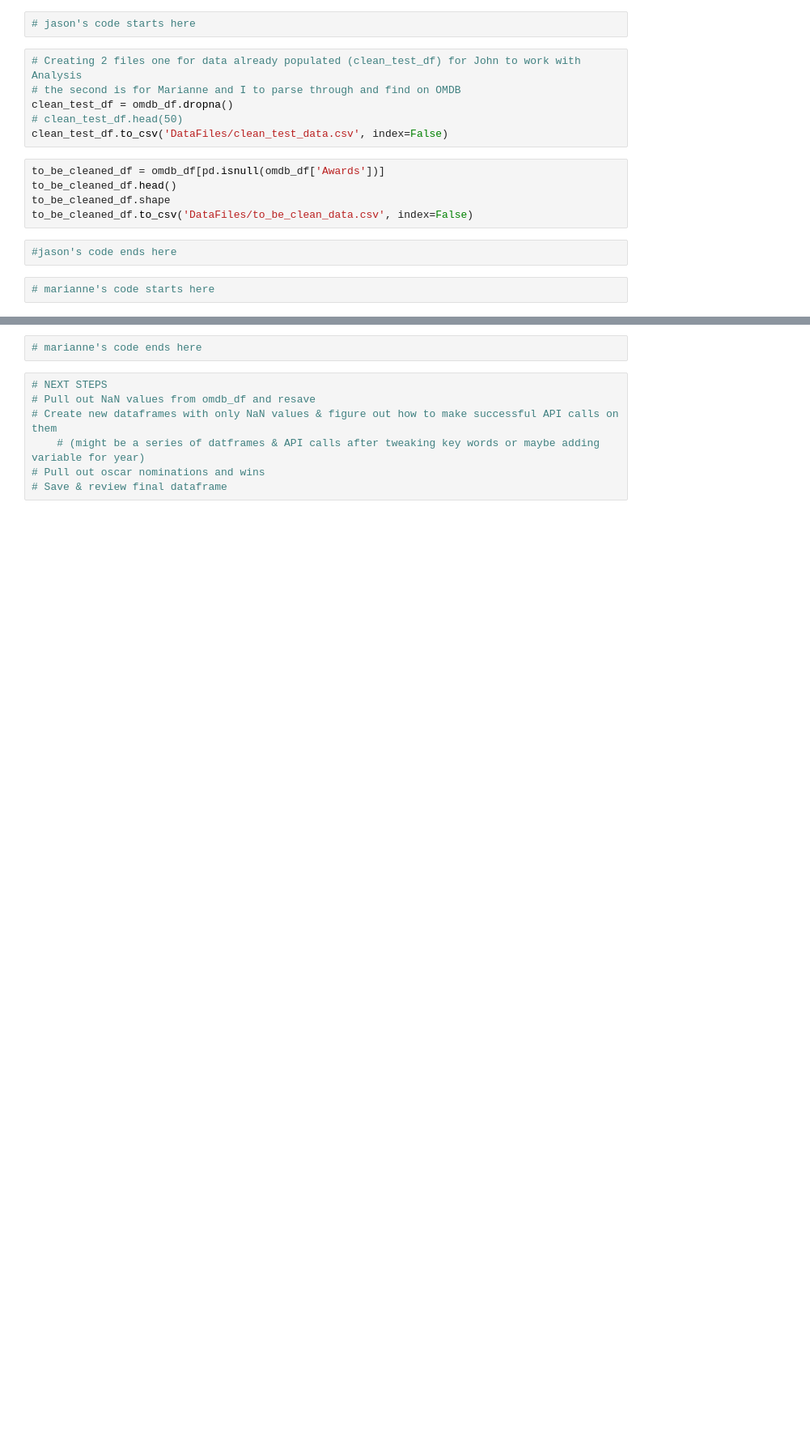
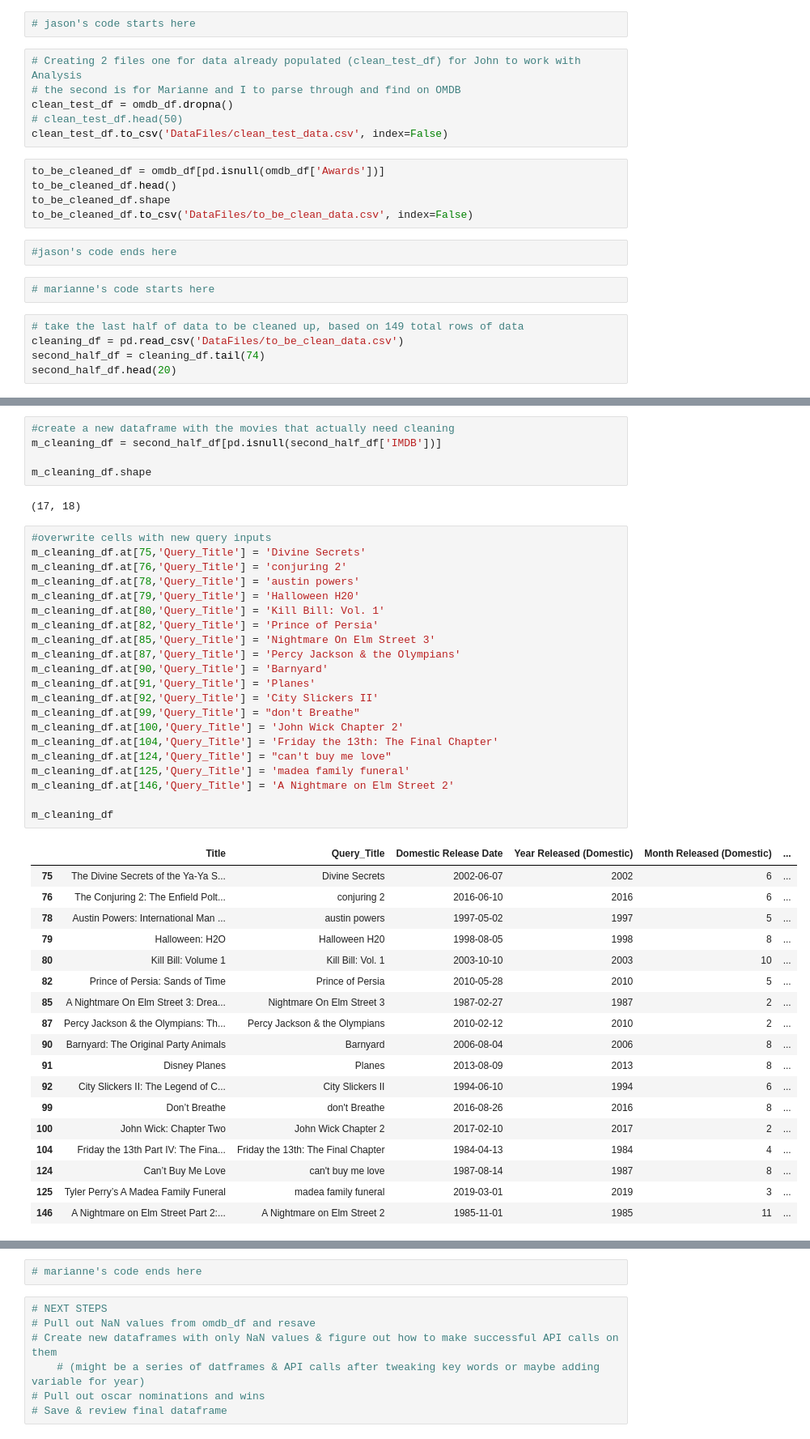
Before and after one commit to mpagerit/Team-11-project-1, a Jupyter notebook: CSV merge and Data cleaning.ipynb, the cells around one changed output, grey strips where cells are left out. Shown: that part at 81% size. Cells and saved outputs as stored; diff of their text form; blank space fills up the shorter version.

```diff
--- a/CSV merge and Data cleaning.ipynb
+++ b/CSV merge and Data cleaning.ipynb
@@ -194,3 +201,8 @@ to_be_cleaned_df.to_csv('DataFiles/to_be_clean_data.csv', index=False)
 #jason's code ends here
 # %%
 # marianne's code starts here
+# %%
+# take the last half of data to be cleaned up, based on 149 total rows of data
+cleaning_df = pd.read_csv('DataFiles/to_be_clean_data.csv')
+second_half_df = cleaning_df.tail(74)
+second_half_df.head(20)
@@ -196,0 +235,47 @@ to_be_cleaned_df.to_csv('DataFiles/to_be_clean_data.csv', index=False)
+# %%
+#create a new dataframe with the movies that actually need cleaning
+m_cleaning_df = second_half_df[pd.isnull(second_half_df['IMDB'])]
+
+m_cleaning_df.shape
+# %% [output]
+(17, 18)
+# %%
+#overwrite cells with new query inputs
+m_cleaning_df.at[75,'Query_Title'] = 'Divine Secrets'
+m_cleaning_df.at[76,'Query_Title'] = 'conjuring 2'
+m_cleaning_df.at[78,'Query_Title'] = 'austin powers'
+m_cleaning_df.at[79,'Query_Title'] = 'Halloween H20'
+m_cleaning_df.at[80,'Query_Title'] = 'Kill Bill: Vol. 1'
+m_cleaning_df.at[82,'Query_Title'] = 'Prince of Persia'
+m_cleaning_df.at[85,'Query_Title'] = 'Nightmare On Elm Street 3'
+m_cleaning_df.at[87,'Query_Title'] = 'Percy Jackson & the Olympians'
+m_cleaning_df.at[90,'Query_Title'] = 'Barnyard'
+m_cleaning_df.at[91,'Query_Title'] = 'Planes'
+m_cleaning_df.at[92,'Query_Title'] = 'City Slickers II'
+m_cleaning_df.at[99,'Query_Title'] = "don't Breathe"
+m_cleaning_df.at[100,'Query_Title'] = 'John Wick Chapter 2'
+m_cleaning_df.at[104,'Query_Title'] = 'Friday the 13th: The Final Chapter'
+m_cleaning_df.at[124,'Query_Title'] = "can't buy me love"
+m_cleaning_df.at[125,'Query_Title'] = 'madea family funeral'
+m_cleaning_df.at[146,'Query_Title'] = 'A Nightmare on Elm Street 2'
+
+m_cleaning_df
+# %% [output]
+|  | Title | Query_Title | Domestic Release Date | Year Released (Domestic) | Month Released (Domestic) | ... |
+| 75 | The Divine Secrets of the Ya-Ya S... | Divine Secrets | 2002-06-07 | 2002 | 6 | ... |
+| 76 | The Conjuring 2: The Enfield Polt... | conjuring 2 | 2016-06-10 | 2016 | 6 | ... |
+| 78 | Austin Powers: International Man ... | austin powers | 1997-05-02 | 1997 | 5 | ... |
+| 79 | Halloween: H2O | Halloween H20 | 1998-08-05 | 1998 | 8 | ... |
+| 80 | Kill Bill: Volume 1 | Kill Bill: Vol. 1 | 2003-10-10 | 2003 | 10 | ... |
+| 82 | Prince of Persia: Sands of Time | Prince of Persia | 2010-05-28 | 2010 | 5 | ... |
+| 85 | A Nightmare On Elm Street 3: Drea... | Nightmare On Elm Street 3 | 1987-02-27 | 1987 | 2 | ... |
+| 87 | Percy Jackson & the Olympians: Th... | Percy Jackson & the Olympians | 2010-02-12 | 2010 | 2 | ... |
+| 90 | Barnyard: The Original Party Animals | Barnyard | 2006-08-04 | 2006 | 8 | ... |
+| 91 | Disney Planes | Planes | 2013-08-09 | 2013 | 8 | ... |
+| 92 | City Slickers II: The Legend of C... | City Slickers II | 1994-06-10 | 1994 | 6 | ... |
+| 99 | Don’t Breathe | don't Breathe | 2016-08-26 | 2016 | 8 | ... |
+| 100 | John Wick: Chapter Two | John Wick Chapter 2 | 2017-02-10 | 2017 | 2 | ... |
+| 104 | Friday the 13th Part IV: The Fina... | Friday the 13th: The Final Chapter | 1984-04-13 | 1984 | 4 | ... |
+| 124 | Can’t Buy Me Love | can't buy me love | 1987-08-14 | 1987 | 8 | ... |
+| 125 | Tyler Perry’s A Madea Family Funeral | madea family funeral | 2019-03-01 | 2019 | 3 | ... |
+| 146 | A Nightmare on Elm Street Part 2:... | A Nightmare on Elm Street 2 | 1985-11-01 | 1985 | 11 | ... |
```
Also changed, not shown: parts of 6 cells of this notebook, 1 other file.
